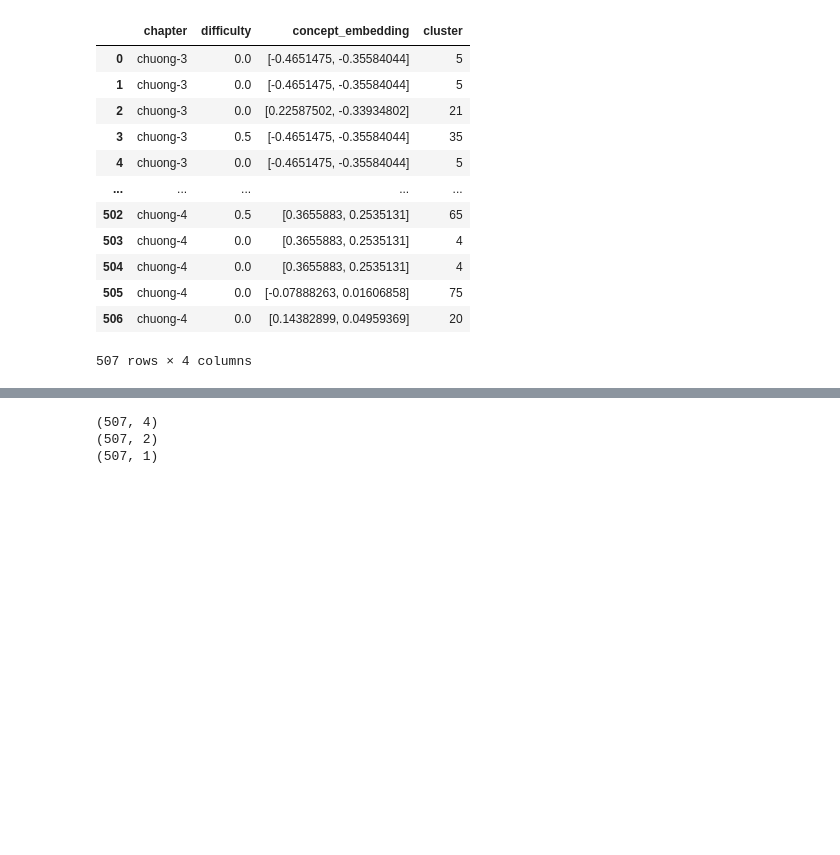
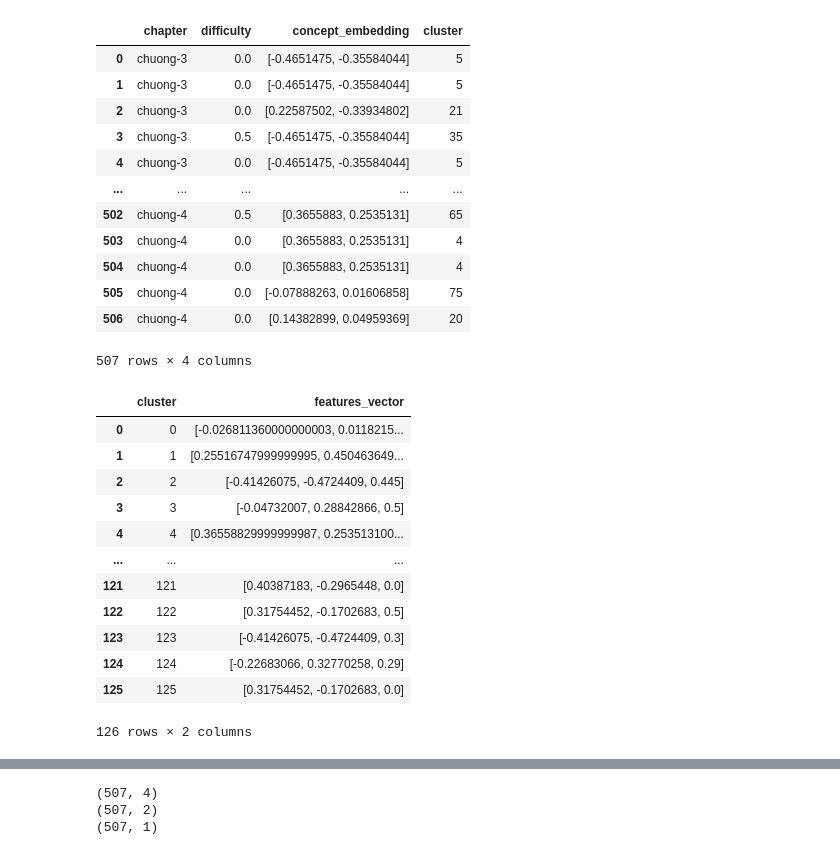
Before and after one commit to Nopnoplaaivay/content-based-filtering-scoreup, a Jupyter notebook: test.ipynb, the cells around one changed output, grey strips where cells are left out. Drawn from its saved outputs; the diff is of its cells as text; code cells hidden in the pictures; blank space fills up the shorter version.

```diff
--- a/test.ipynb
+++ b/test.ipynb
@@ -29,3 +28,27 @@ questions_df
 | 505 | chuong-4 | 0.0 | [-0.07888263, 0.01606858] | 75 |
 | 506 | chuong-4 | 0.0 | [0.14382899, 0.04959369] | 20 |
 507 rows × 4 columns
+# %%
+cluster_features = questions_df.groupby('cluster').apply(lambda x: pd.Series({
+    'mean_difficulty': x['difficulty'].mean(),
+    'mean_concept_embedding': np.mean(np.stack(x['concept_embedding']), axis=0)
+})).reset_index()
+
+# add mean_difficulty to mean_concept_embedding np array
+cluster_features['features_vector'] = cluster_features.apply(lambda x: np.append(x['mean_concept_embedding'], x['mean_difficulty']), axis=1)
+cluster_features = cluster_features.drop(columns=['mean_difficulty', 'mean_concept_embedding'])
+cluster_features
+# %% [output]
+|  | cluster | features_vector |
+| 0 | 0 | [-0.026811360000000003, 0.0118215... |
+| 1 | 1 | [0.25516747999999995, 0.450463649... |
+| 2 | 2 | [-0.41426075, -0.4724409, 0.445] |
+| 3 | 3 | [-0.04732007, 0.28842866, 0.5] |
+| 4 | 4 | [0.36558829999999987, 0.253513100... |
+| ... | ... | ... |
+| 121 | 121 | [0.40387183, -0.2965448, 0.0] |
+| 122 | 122 | [0.31754452, -0.1702683, 0.5] |
+| 123 | 123 | [-0.41426075, -0.4724409, 0.3] |
+| 124 | 124 | [-0.22683066, 0.32770258, 0.29] |
+| 125 | 125 | [0.31754452, -0.1702683, 0.0] |
+126 rows × 2 columns
```
Also changed, not shown: parts of 4 cells of this notebook, 16 other files.
